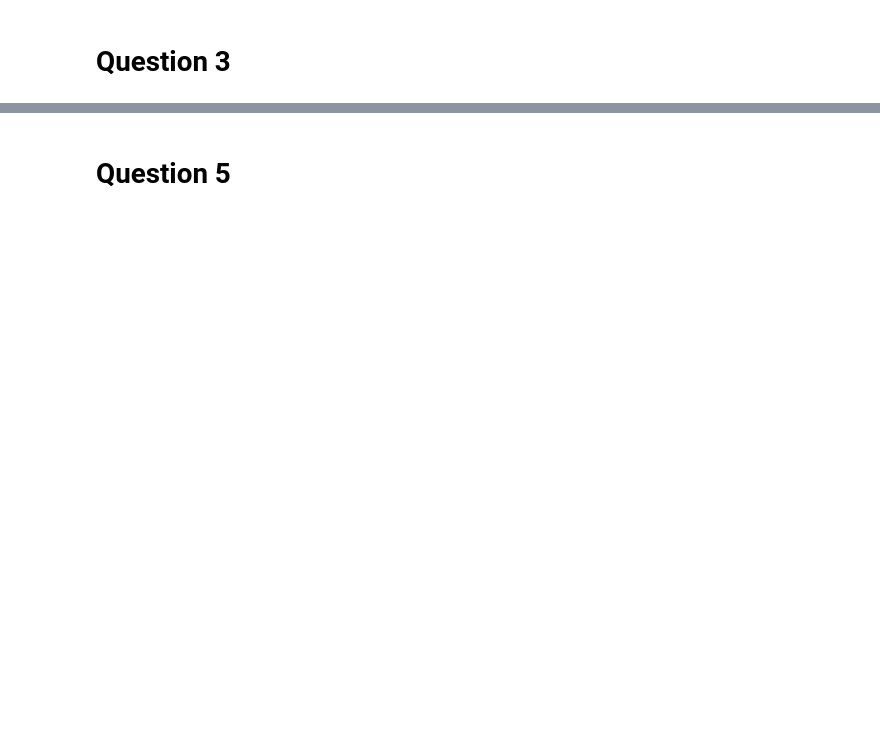
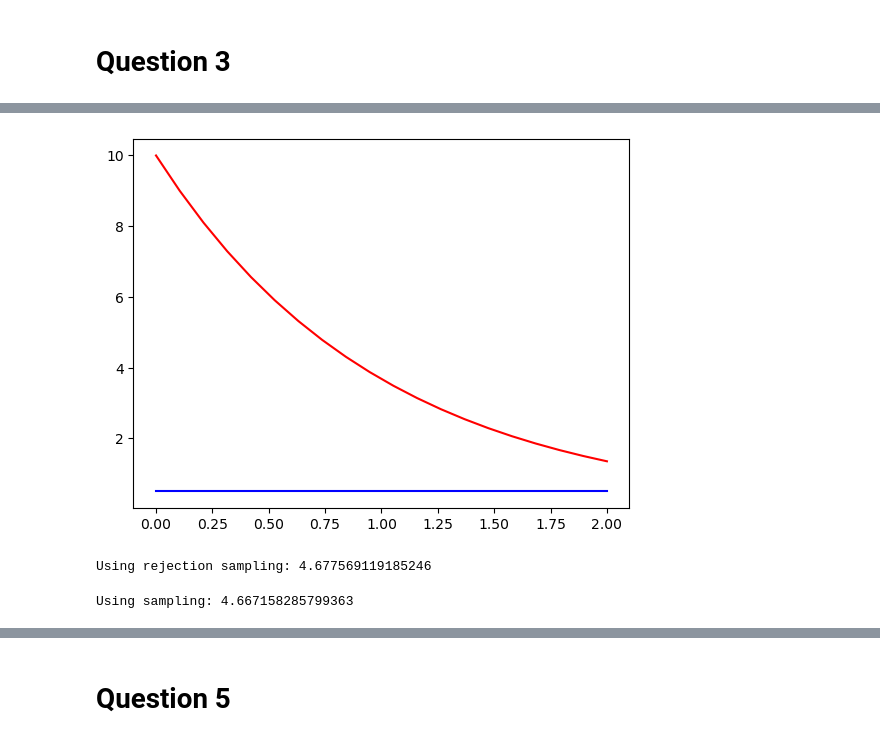
Before and after one commit to kennethaldridge/DS4400-HW, a Jupyter notebook: ds4400_hw5.ipynb, the cells around one changed output, grey strips where cells are left out. Drawn from its saved outputs; the diff is of its cells as text; code cells hidden in the pictures; blank space fills up the shorter version.

```diff
--- a/ds4400_hw5.ipynb
+++ b/ds4400_hw5.ipynb
@@ -36,0 +79,61 @@ plt.show()
+# %%
+# 3)
+k = 10
+x = np.linspace(0,2, 20)
+y1 = [1/2] * len(x)  # using uniform distribution
+y2 = k*np.exp(-x)
+
+plt.plot(x,y1, color='blue')
+plt.plot(x,y2, color='red')
+plt.show()
+# %% [output]
+[figure, added]
+# %%
+# Generate samples
+def p(x):    # uniform distribution
+        if 0<=x<=2:
+            return 1/2
+        else:
+            return 0
+
+samples_list = []
+k = 10
+
+for i in range(10000):
+    u = np.random.exponential(scale=1)
+    kq = k * np.exp(-u)
+
+    v = kq * np.random.rand()
+
+    if v <= p(u):
+        samples_list.append(u)
+
+n = len(samples_list)
+mean = 2/n * sum(f(x) for x in samples_list)
+print(f'Using rejection sampling: {mean}')
+# %% [output]
+Using rejection sampling: 4.677569119185246
+# %%
+# 4)
+def p(x):    # uniform distribution
+        if 0<=x<=2:
+            return 1/2
+        else:
+            return 0
+
+# make q(x) expential distribution
+theta = 1
+def q(x):
+     return theta * np.exp(-theta * x)
+
+# sample from exponential distribution
+samples = np.random.exponential(scale=1, size=10000)
+n = len(samples)
+
+def g(x):
+     return f(x) * (p(x)/q(x))
+
+mean = 2/n * sum(g(x) for x in samples)
+print(f'Using sampling: {mean}')
+# %% [output]
+Using sampling: 4.667158285799363
```
Also changed, not shown: parts of 27 cells of this notebook, 2 other files.
